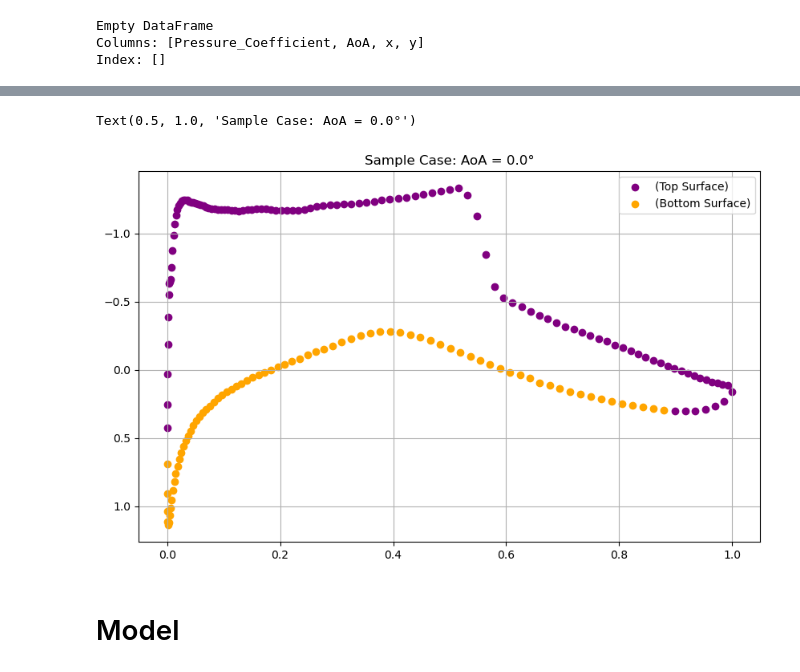
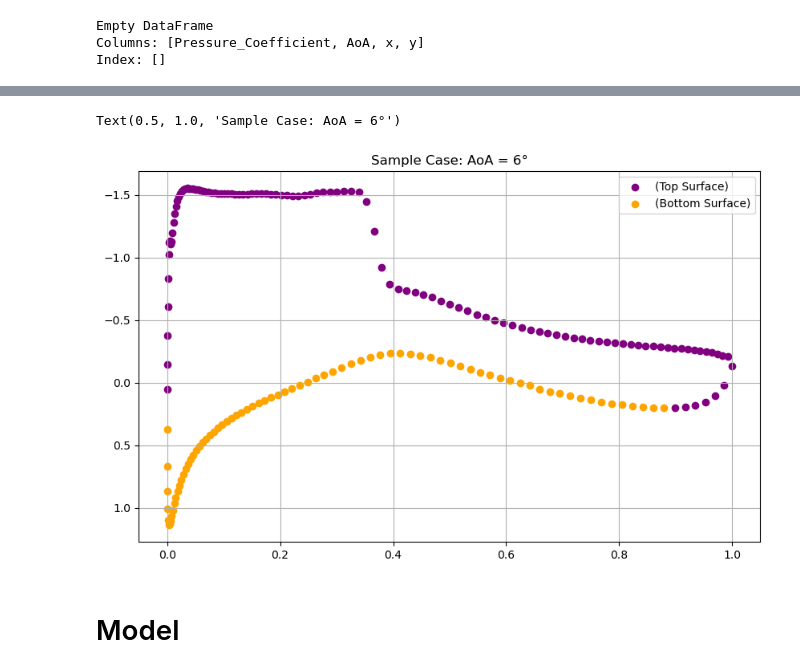
Before and after one commit to ItsKong/CFD-Machine-learning, a Jupyter notebook: Rae2822-Model.ipynb, the cells around one changed output, grey strips where cells are left out. Drawn from its saved outputs; the diff is of its cells as text; code cells hidden in the pictures.

```diff
--- a/Rae2822-Model.ipynb
+++ b/Rae2822-Model.ipynb
@@ -49,19 +56,20 @@ Total rows: 8640
 # %%
-sample_case = full_data[full_data['AoA'] == 3.0]
+sample_aoa = 6
+sample_case = full_data[full_data['AoA'] == sample_aoa]
 
 plt.figure(figsize=(10, 6))
 top_surface = sample_case[sample_case['y'] > 0].sort_values(by='x')
 bottom_surface = sample_case[sample_case['y'] <= 0].sort_values(by='x')
 
 plt.scatter(top_surface['x'], top_surface['Pressure_Coefficient'], color='purple', label='(Top Surface)')
 plt.scatter(bottom_surface['x'], bottom_surface['Pressure_Coefficient'],color='orange', label='(Bottom Surface)')
 plt.gca().invert_yaxis()
 plt.legend()
 plt.grid(True)
-plt.title("Sample Case: AoA = 0.0°")
+plt.title(f"Sample Case: AoA = {sample_aoa}°")
 # %% [output]
-Text(0.5, 1.0, 'Sample Case: AoA = 0.0°')
+Text(0.5, 1.0, 'Sample Case: AoA = 6°')
-[figure, old version]
+[figure, new version]
 # %% [markdown]
 # Model
 # %%
```
Also changed, not shown: parts of 7 cells of this notebook, 2 other files.
